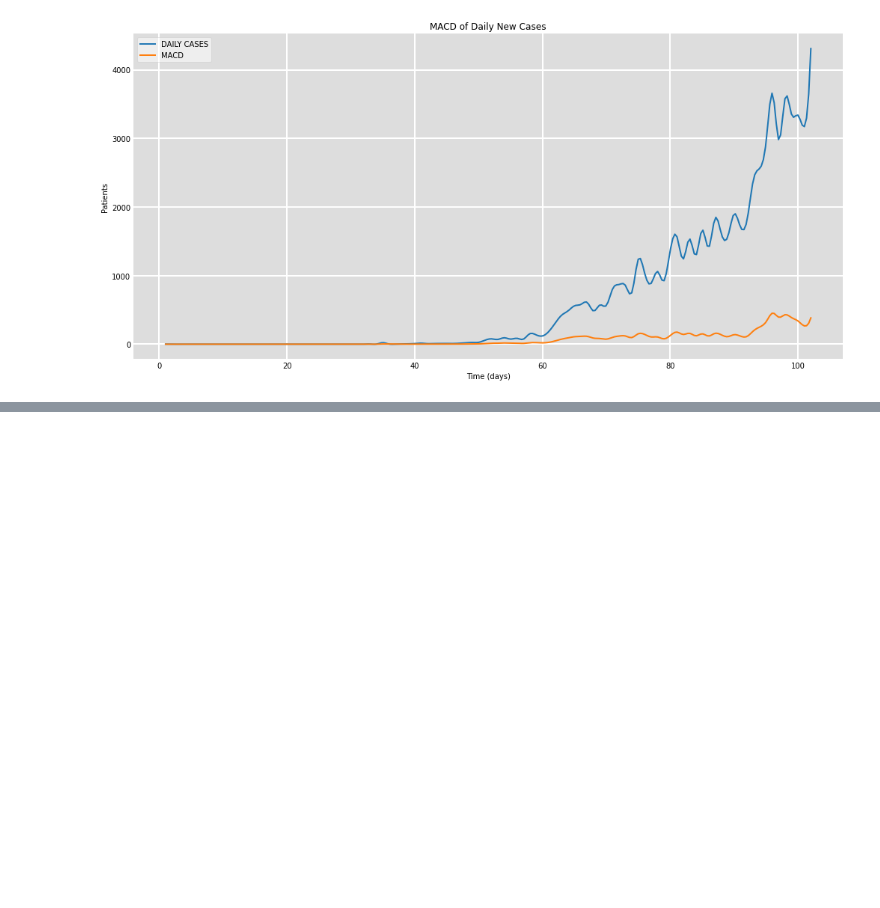
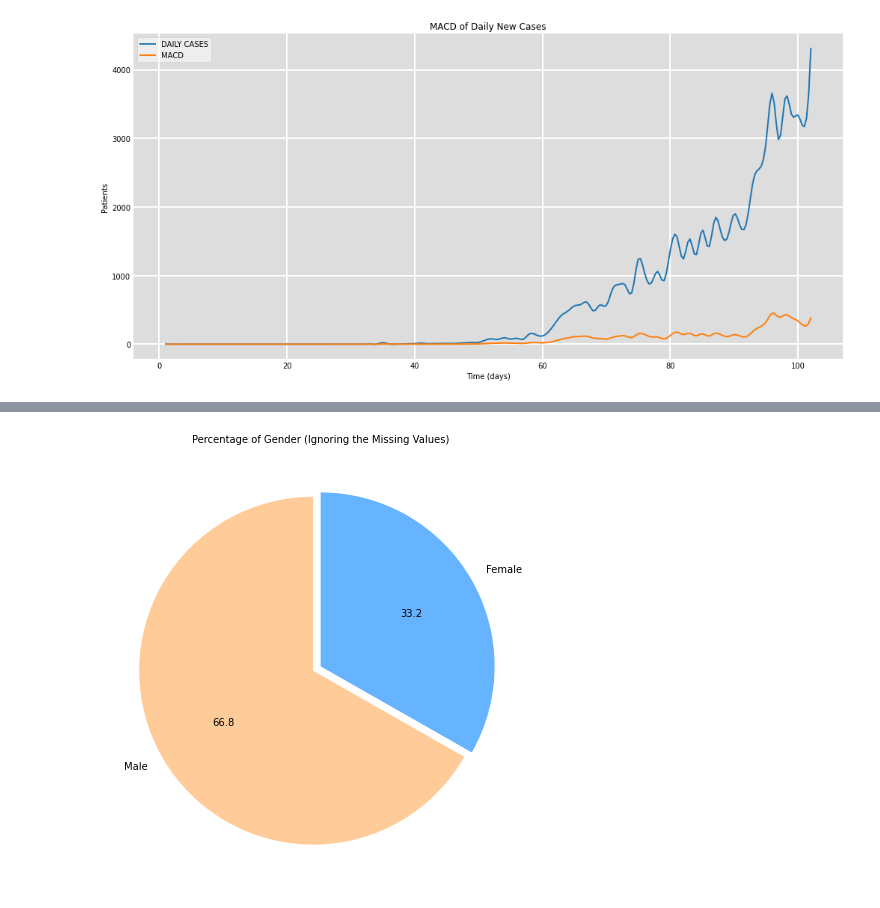
Before and after one commit to puneat/ML_project_UCS611, a Jupyter notebook: data_preprocessing.ipynb, the cells around one changed output, grey strips where cells are left out. Drawn from its saved outputs; the diff is of its cells as text; code cells hidden in the pictures; blank space fills up the shorter version.

```diff
--- a/data_preprocessing.ipynb
+++ b/data_preprocessing.ipynb
@@ -90,3 +129,11 @@ plot_data(num_days,day10_moving_averages,['DAILY CASES','SMA10','EMA10'],'10 Day
 plot_data(num_days,macd_moving_averages,['DAILY CASES','MACD'],'MACD of Daily New Cases')
 # %% [output]
 [figure]
+# %%
+ages = pd.read_csv('/gdrive/My Drive/ml/covid19-in-india/AgeGroupDetails.csv')
+india_data = pd.read_csv('/gdrive/My Drive/ml/STATE_DATA/combined_states.csv')
+icu_beds = pd.read_csv('/gdrive/My Drive/ml/covid19-in-india/HospitalBedsIndia.csv')
+individual_details = pd.read_csv('/gdrive/My Drive/ml/covid19-in-india/IndividualDetails.csv')
+ICMR_details = pd.read_csv('/gdrive/My Drive/ml/covid19-in-india/ICMRTestingDetails.csv')
+ICMR_labs = pd.read_csv('/gdrive/My Drive/ml/covid19-in-india/ICMRTestingLabs.csv')
+state_testing = pd.read_csv('/gdrive/My Drive/ml/covid19-in-india/StatewiseTestingDetails.csv')
@@ -92,0 +158,13 @@ plot_data(num_days,macd_moving_averages,['DAILY CASES','MACD'],'MACD of Daily Ne
+# %%
+labels = ['Male', 'Female']
+sizes = []
+sizes.append(list(individual_details['gender'].value_counts())[0])
+sizes.append(list(individual_details['gender'].value_counts())[1])
+explode = (0.05, 0)
+colors = ['#ffcc99','#66b3ff']
+plt.figure(figsize= (8,8))
+plt.pie(sizes, explode=explode, labels=labels,colors=colors, autopct='%1.1f',startangle=90)
+plt.title('Percentage of Gender (Ignoring the Missing Values)',fontsize = 10)
+plt.show ()
+# %% [output]
+[figure, added]
```
Also changed, not shown: parts of 8 cells of this notebook.
